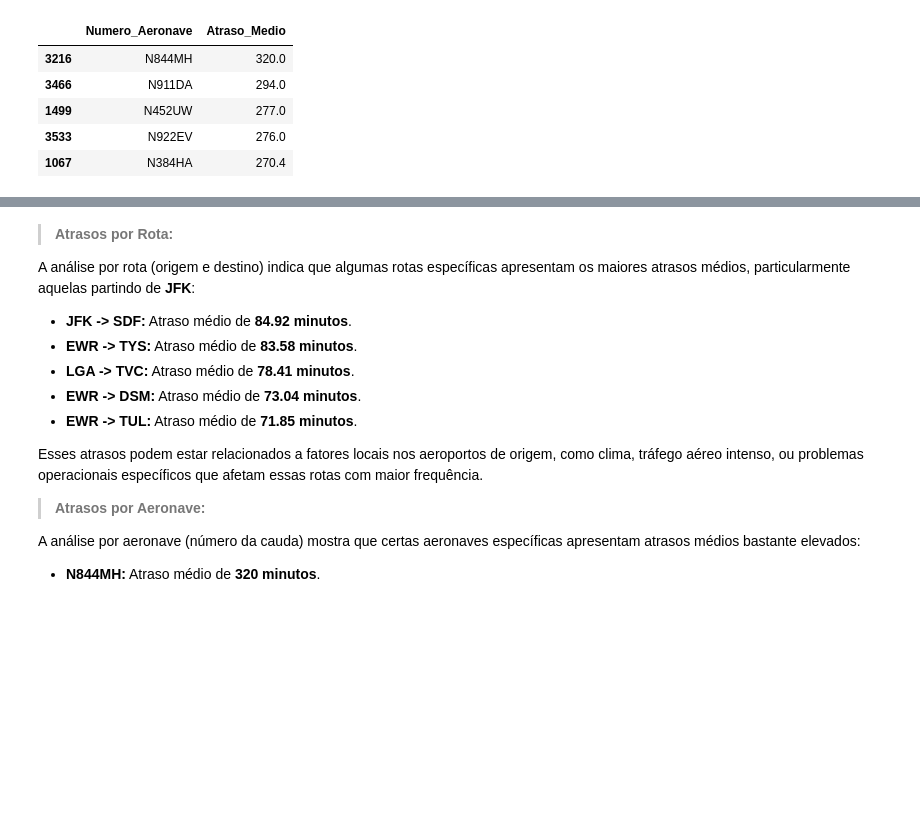
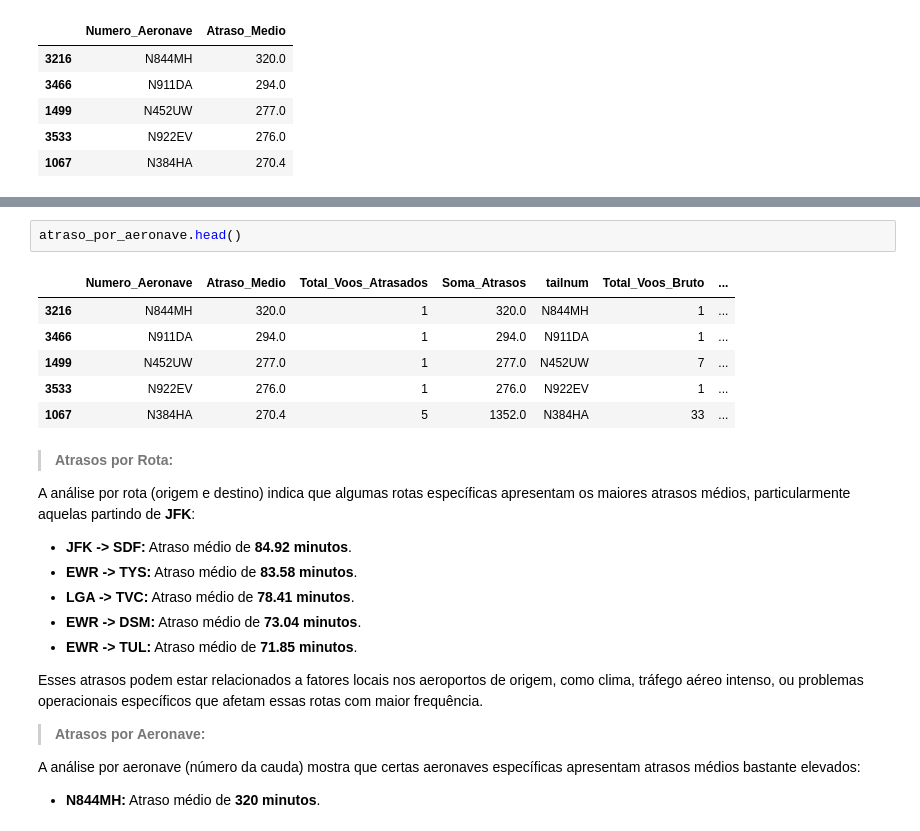
Before and after one commit to luigi-lago/Analise-Exploratoria-Atrasos, a Jupyter notebook: Notebooks/analise_exploratoria.ipynb, the cells around one changed output, grey strips where cells are left out. Saved outputs shown, nothing was run; the diff lists cells and outputs as text; blank space fills up the shorter version.

```diff
--- a/Notebooks/analise_exploratoria.ipynb
+++ b/Notebooks/analise_exploratoria.ipynb
@@ -150,3 +206,12 @@ atraso_por_aeronave.head()
+# %%
+atraso_por_aeronave.head()
+# %% [output]
+|  | Numero_Aeronave | Atraso_Medio | Total_Voos_Atrasados | Soma_Atrasos | tailnum | Total_Voos_Bruto | ... |
+| 3216 | N844MH | 320.0 | 1 | 320.0 | N844MH | 1 | ... |
+| 3466 | N911DA | 294.0 | 1 | 294.0 | N911DA | 1 | ... |
+| 1499 | N452UW | 277.0 | 1 | 277.0 | N452UW | 7 | ... |
+| 3533 | N922EV | 276.0 | 1 | 276.0 | N922EV | 1 | ... |
+| 1067 | N384HA | 270.4 | 5 | 1352.0 | N384HA | 33 | ... |
 # %% [markdown]
 > **Atrasos por Rota:**
 
```
Also changed, not shown: parts of 2 cells of this notebook.
